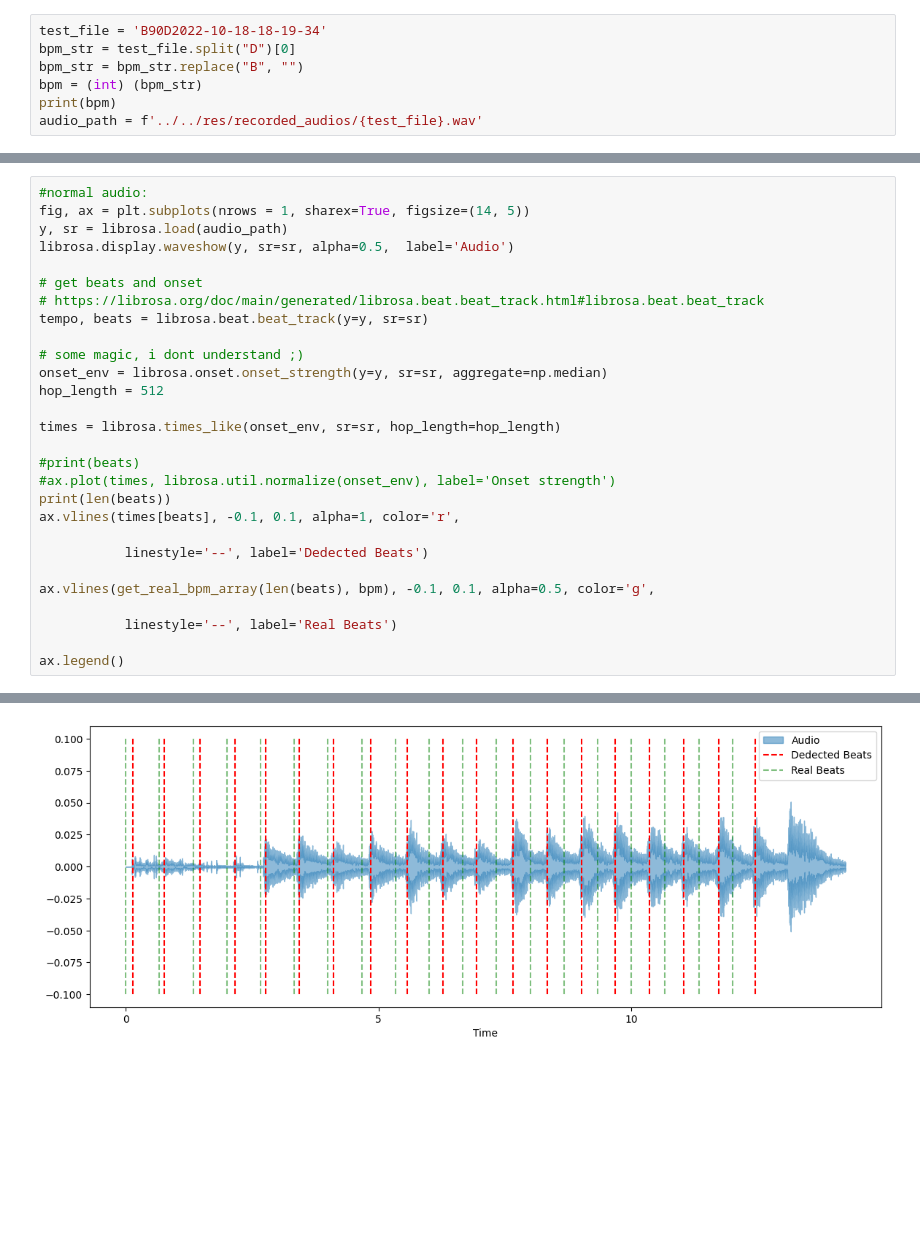
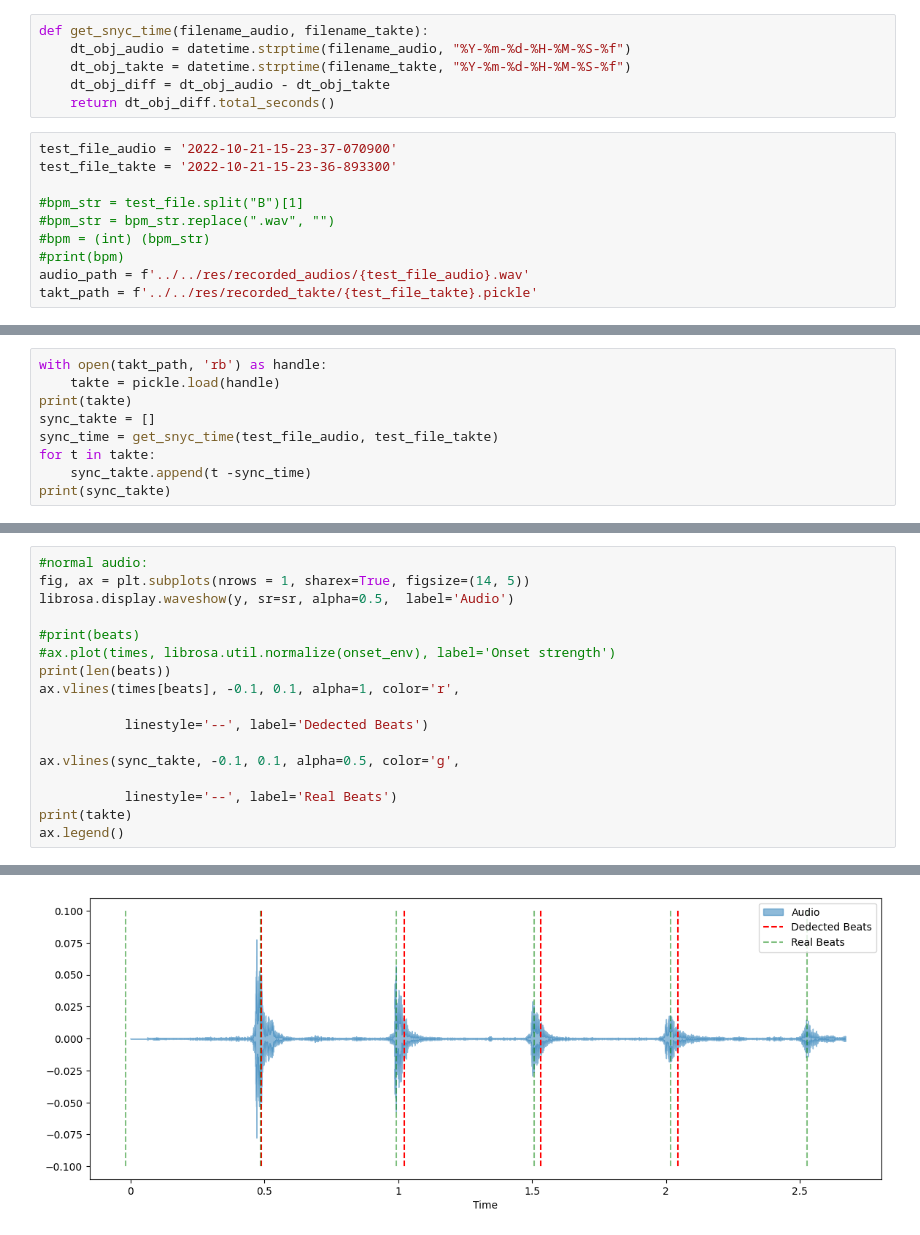
Before and after one commit to Robino-CK/Tact-Analyser, a Jupyter notebook: backend/analyser/test.ipynb, the cells around one changed output, grey strips where cells are left out. Saved outputs shown, nothing was run; the diff lists cells and outputs as text; blank space fills up the shorter version.

Commit message:
sync for audio and takte

```diff
--- a/backend/analyser/test.ipynb
+++ b/backend/analyser/test.ipynb
@@ -7,7 +9,16 @@ import numpy as np
+# %%
+def get_snyc_time(filename_audio, filename_takte):
+    dt_obj_audio = datetime.strptime(filename_audio, "%Y-%m-%d-%H-%M-%S-%f")
+    dt_obj_takte = datetime.strptime(filename_takte, "%Y-%m-%d-%H-%M-%S-%f")
+    dt_obj_diff = dt_obj_audio - dt_obj_takte
+    return dt_obj_diff.total_seconds()
 # %%
-test_file = 'B90D2022-10-18-18-19-34'
-bpm_str = test_file.split("D")[0]
-bpm_str = bpm_str.replace("B", "")
-bpm = (int) (bpm_str)
-print(bpm)
-audio_path = f'../../res/recorded_audios/{test_file}.wav'
+test_file_audio = '2022-10-21-15-23-37-070900'
+test_file_takte = '2022-10-21-15-23-36-893300'
+
+#bpm_str = test_file.split("B")[1]
+#bpm_str = bpm_str.replace(".wav", "")
+#bpm = (int) (bpm_str)
+#print(bpm)
+audio_path = f'../../res/recorded_audios/{test_file_audio}.wav'
+takt_path = f'../../res/recorded_takte/{test_file_takte}.pickle'
@@ -21,0 +25,9 @@ def get_real_bpm_array(number_beats , bpm):
+# %%
+with open(takt_path, 'rb') as handle:
+    takte = pickle.load(handle)
+print(takte)
+sync_takte = []
+sync_time = get_snyc_time(test_file_audio, test_file_takte)
+for t in takte:
+    sync_takte.append(t -sync_time)
+print(sync_takte)
@@ -22,18 +58,7 @@ def get_real_bpm_array(number_beats , bpm):
 # %%
 #normal audio:
 fig, ax = plt.subplots(nrows = 1, sharex=True, figsize=(14, 5))
-y, sr = librosa.load(audio_path)
 librosa.display.waveshow(y, sr=sr, alpha=0.5,  label='Audio')
-
-# get beats and onset
-# https://librosa.org/doc/main/generated/librosa.beat.beat_track.html#librosa.beat.beat_track
-tempo, beats = librosa.beat.beat_track(y=y, sr=sr)
-
-# some magic, i dont understand ;)
-onset_env = librosa.onset.onset_strength(y=y, sr=sr, aggregate=np.median)
-hop_length = 512
-
-times = librosa.times_like(onset_env, sr=sr, hop_length=hop_length)
 
 #print(beats)
 #ax.plot(times, librosa.util.normalize(onset_env), label='Onset strength')
@@ -42,9 +67,9 @@ ax.vlines(times[beats], -0.1, 0.1, alpha=1, color='r',
 
            linestyle='--', label='Dedected Beats')
 
-ax.vlines(get_real_bpm_array(len(beats), bpm), -0.1, 0.1, alpha=0.5, color='g',
+ax.vlines(sync_takte, -0.1, 0.1, alpha=0.5, color='g',
 
            linestyle='--', label='Real Beats')
-
+print(takte)
 ax.legend()
 # %% [output]
@@ -52,2 +78,2 @@ ax.legend()
 <matplotlib.legend.Legend at 0x...>
-[figure, old version]
+[figure, new version]
```
Also changed, not shown: parts of 6 cells of this notebook, 6 other files.
